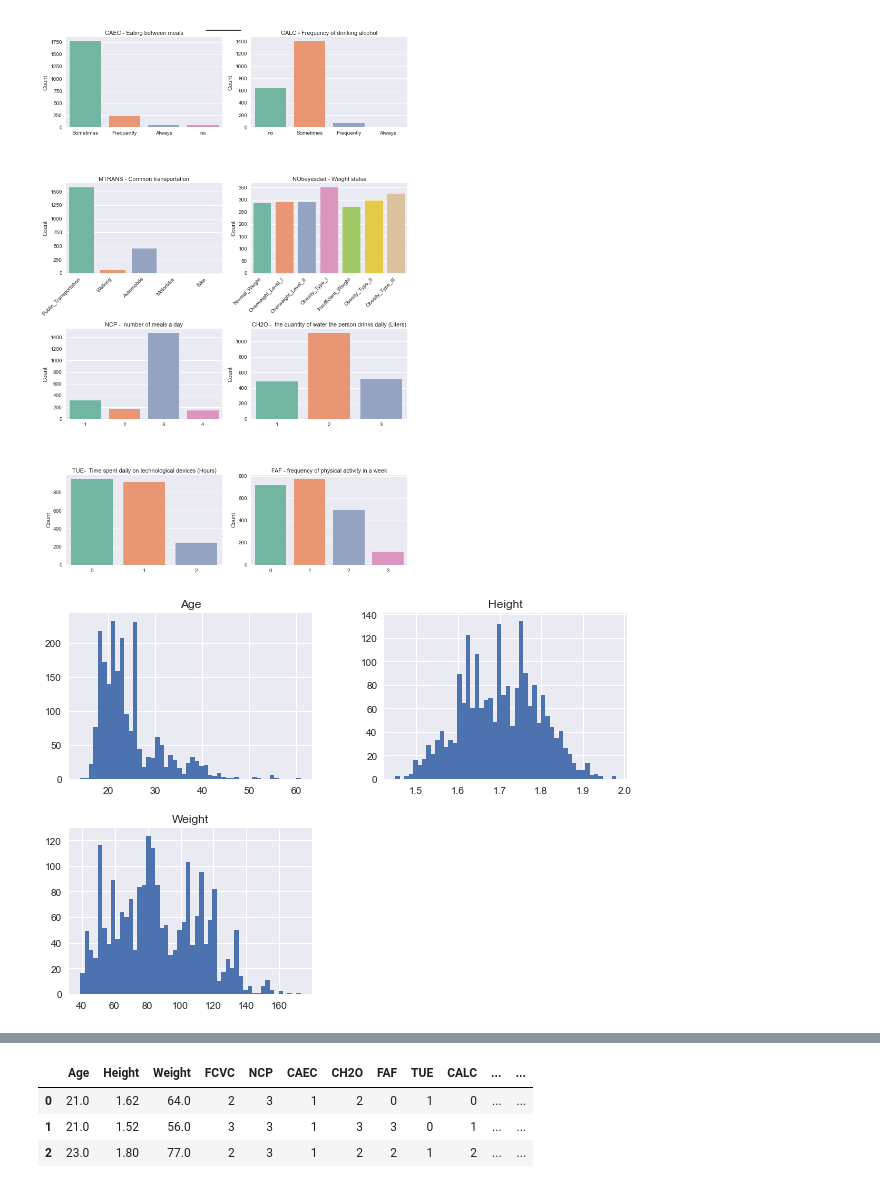
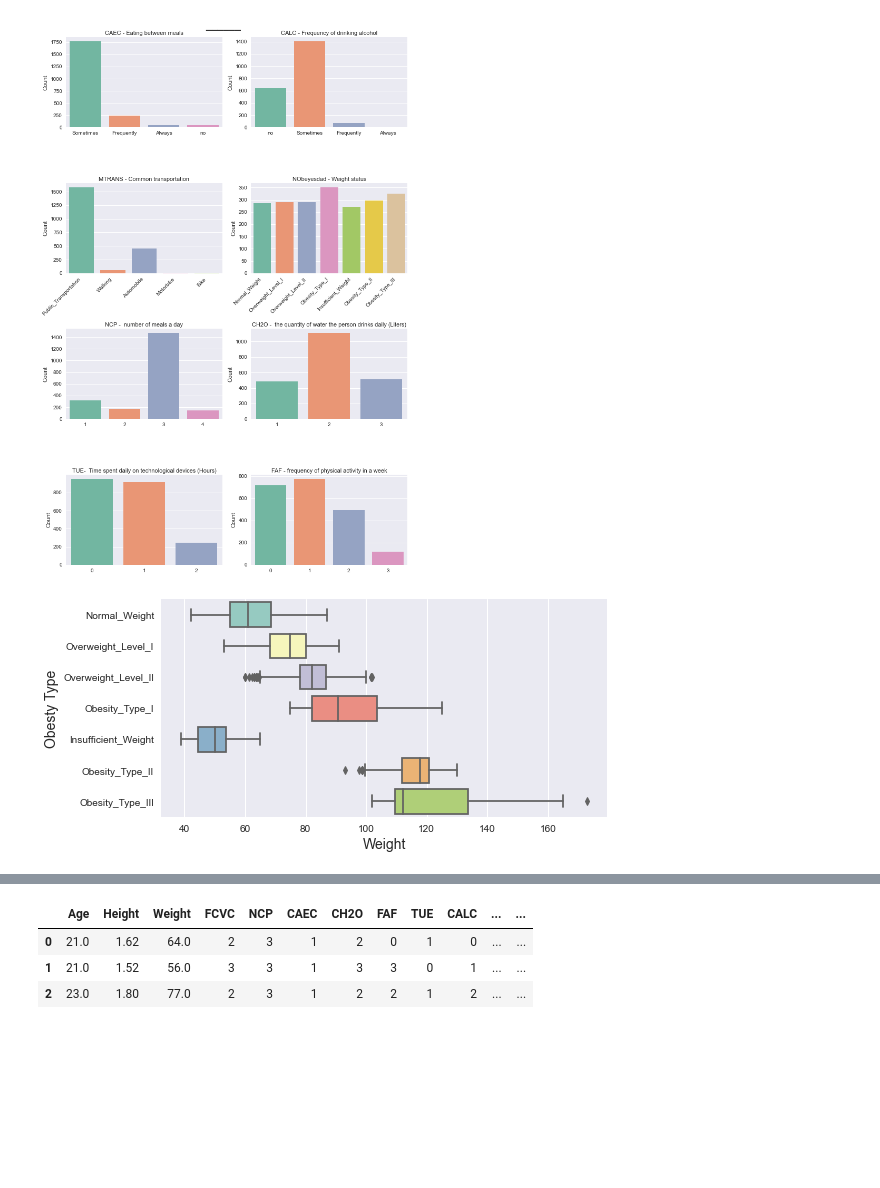
Before and after one commit to NoaAmichai/Obesity-Data-Science-Project, a Jupyter notebook: Obesity.ipynb, the cells around one changed output, grey strips where cells are left out. Drawn from its saved outputs; the diff is of its cells as text; code cells hidden in the pictures; blank space fills up the shorter version.

```diff
--- a/Obesity.ipynb
+++ b/Obesity.ipynb
@@ -155,9 +157,11 @@ plt.tight_layout()
 plt.show()
 # %% [output]
 [figure]
-# %%
-df[["Age", "Height", "Weight"]].hist(bins=50, figsize=(10, 7))
-plt.style.use('seaborn')
-plt.show()
-# %% [output]
-[figure, removed]
+# %%
+plt.figure(figsize=(8,4))
+sns.boxplot(x="Weight", y="NObeyesdad", data=df[["Weight","NObeyesdad"]],palette="Set3")
+plt.xlabel("Weight", size=14)
+plt.ylabel("Obesty Type", size=14)
+plt.show()
+# %% [output]
+[figure, added]
```
Also changed, not shown: parts of 19 cells of this notebook.
